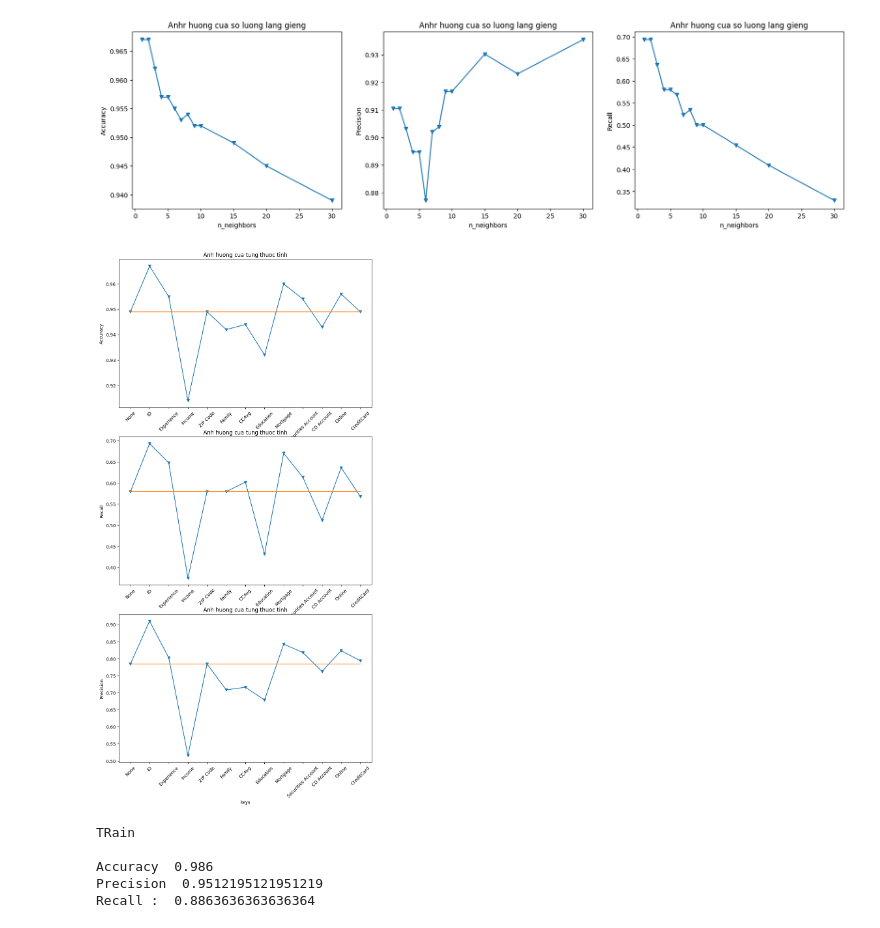
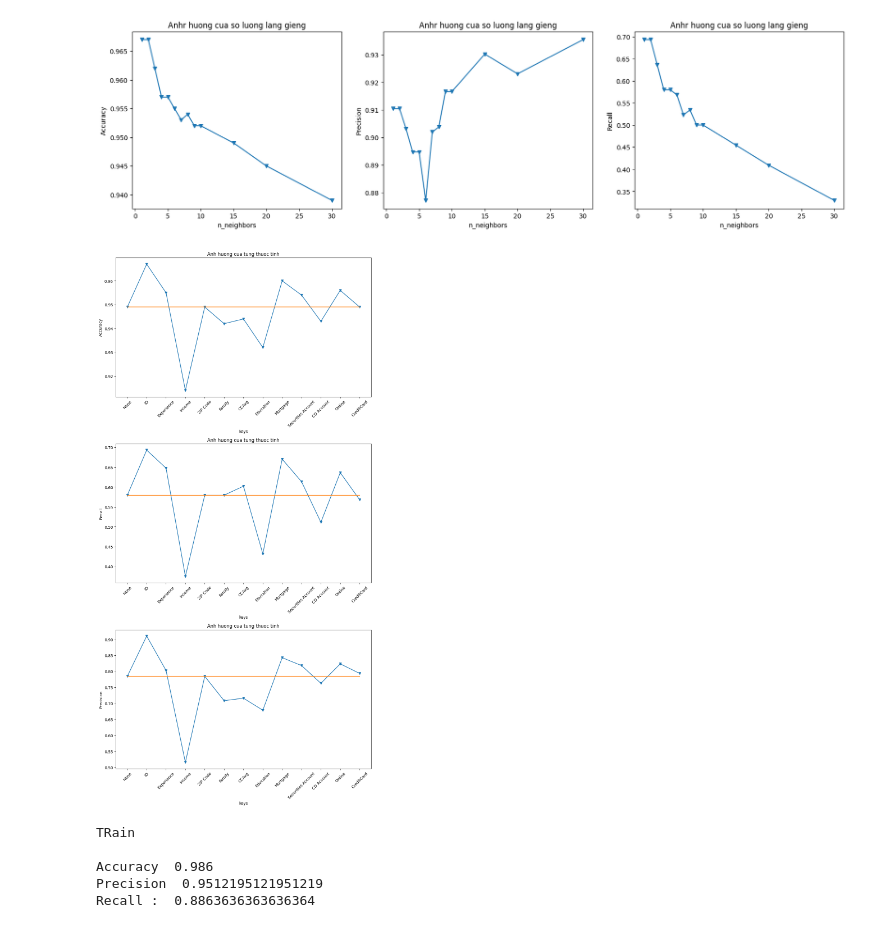
Before and after one commit to hmnhat07-collab/MLLinhNV, a Jupyter notebook: Ex1.ipynb, the cells around one changed output. Drawn from its saved outputs; the diff is of its cells as text; code cells hidden in the pictures.

```diff
--- a/Ex1.ipynb
+++ b/Ex1.ipynb
@@ -245,47 +245,57 @@ plt.show()
 # %%
 models = []
 acc, pre, re = [], [], []
-keys = ['None', 'ID', 'Experience', 'Income', 'ZIP Code', 'Family', 'CCAvg', 'Education', 'Mortgage', 'Securities Account', 'CD Account', 'Online','CreditCard']
+keys = ['None', 'ID', 'Experience', 'Income', 'ZIP Code', 'Family', 'CCAvg', 'Education',
+        'Mortgage', 'Securities Account', 'CD Account', 'Online','CreditCard']
+
 for key in keys:
     if key == 'None':
-        X = loan_dataset.drop(['Personal Loan' ], axis=1)
+        X = loan_dataset.drop(['Personal Loan'], axis=1)
     else:
         X = loan_dataset.drop(['Personal Loan', key], axis=1)
-    X = (X-X.min())/(X.max()-X.min())
+
+    X = (X - X.min()) / (X.max() - X.min())
     y = loan_dataset['Personal Loan']
     X_train, X_test, y_train, y_test = train_test_split(X, y, test_size=0.2, random_state=5)
-    knn_classifier = KNeighborsClassifier(n_neighbors= 2, metric= 'minkowski', p = 2, weights= 'distance')
+
+    knn_classifier = KNeighborsClassifier(n_neighbors=2, metric='minkowski', p=2, weights='distance')
     knn_classifier.fit(X_train, y_train)
     y_pred = knn_classifier.predict(X_test)
-    acc.append(accuracy_score(y_test,y_pred))
-    pre.append(precision_score(y_test,y_pred))
-    re.append(recall_score(y_test,y_pred))
-fig, axs = plt.subplots(3,1,figsize = (10,20))
 
-axs[0].plot(keys, acc, marker = "v")
+    acc.append(accuracy_score(y_test, y_pred))
+    pre.append(precision_score(y_test, y_pred))
+    re.append(recall_score(y_test, y_pred))
+
+fig, axs = plt.subplots(3, 1, figsize=(10, 20))
+
+axs[0].plot(keys, acc, marker="v")
 axs[0].set_xlabel("keys")
 axs[0].set_ylabel("Accuracy")
 axs[0].set_title("Anh huong cua tung thuoc tinh")
-axs[0].plot(keys, [acc[0] for _ in range(len(acc))] , marker = '', label = 'Baseline')
-axs[0].set_xticklabels(keys, rotation= 45)
+axs[0].plot(keys, [acc[0] for _ in range(len(acc))], marker='', label='Baseline')
+axs[0].set_xticks(range(len(keys)))
+axs[0].set_xticklabels(keys, rotation=45)
 
-axs[1].plot(keys, re, marker = "v")
+axs[1].plot(keys, re, marker="v")
 axs[1].set_xlabel("keys")
 axs[1].set_ylabel("Recall")
 axs[1].set_title("Anh huong cua tung thuoc tinh")
-axs[1].plot(keys, [re[0] for _ in range(len(re))] , marker = '', label = 'Baseline')
-axs[1].set_xticklabels(keys, rotation= 45)
+axs[1].plot(keys, [re[0] for _ in range(len(re))], marker='', label='Baseline')
+axs[1].set_xticks(range(len(keys)))
+axs[1].set_xticklabels(keys, rotation=45)
 
-axs[2].plot(keys, pre, marker = "v")
+axs[2].plot(keys, pre, marker="v")
 axs[2].set_xlabel("keys")
 axs[2].set_ylabel("Precision")
 axs[2].set_title("Anh huong cua tung thuoc tinh")
-axs[2].plot(keys, [pre[0] for _ in range(len(pre))] , marker = '', label = 'Baseline')
-axs[2].set_xticklabels(keys, rotation= 45)
+axs[2].plot(keys, [pre[0] for _ in range(len(pre))], marker='', label='Baseline')
+axs[2].set_xticks(range(len(keys)))
+axs[2].set_xticklabels(keys, rotation=45)
 
+plt.tight_layout()
 plt.show()
 # %% [output]
-[figure, old version]
+[figure, new version]
 # %%
 X = loan_dataset.drop(['Personal Loan', 'ID', 'Age', 'Experience', 'ZIP Code', 'Mortgage', 'Securities Account', 'Online', 'CreditCard'], axis=1)
 X = (X-X.min())/(X.max() - X.min())
```
